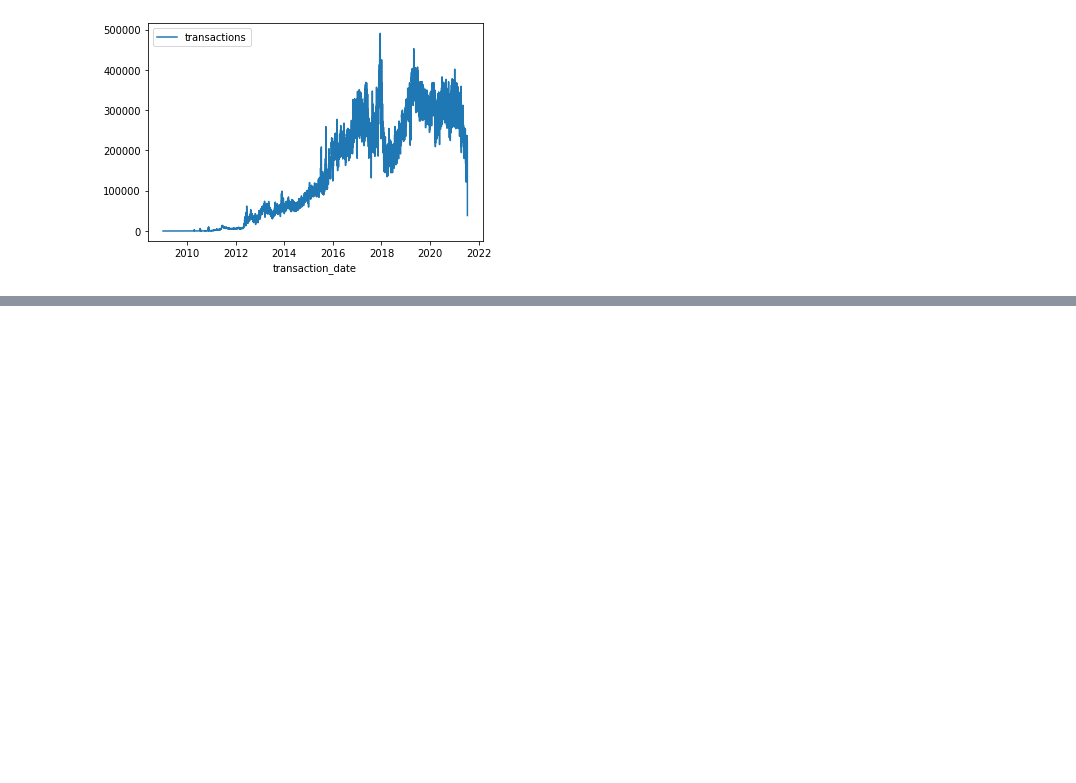
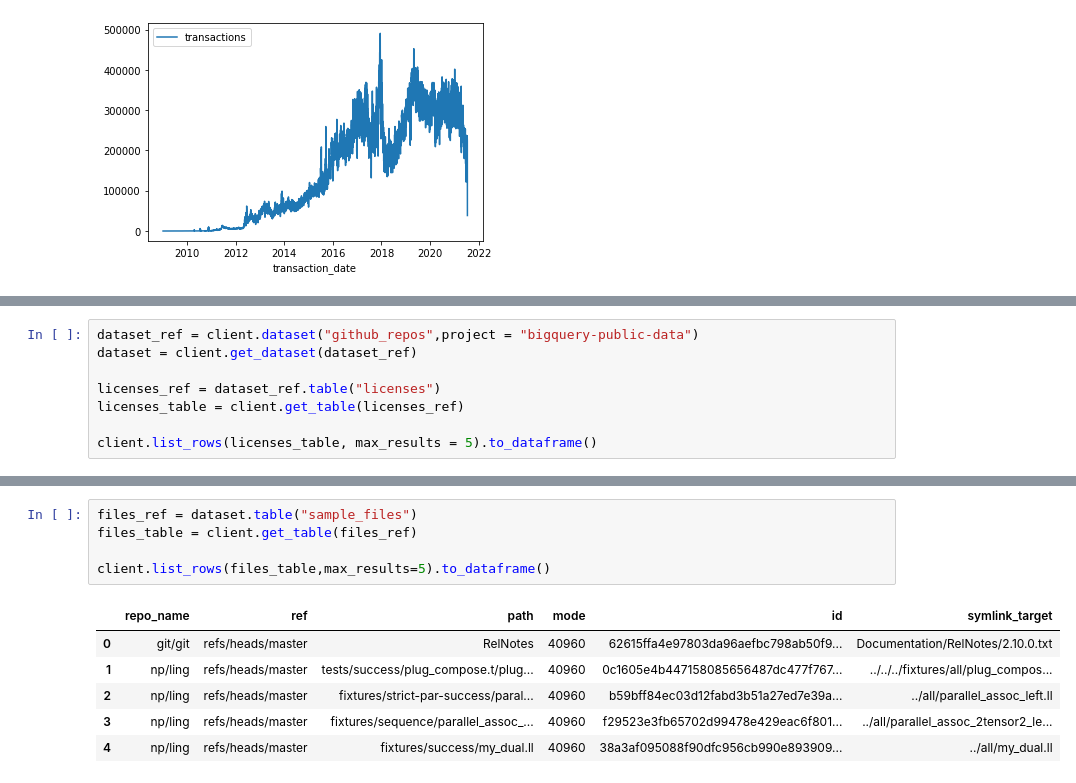
Before and after one commit to NehaP92/Coding_Practice, a Jupyter notebook: SQL/kaggle-sql-kaggle-kernel.ipynb, the cells around one changed output, grey strips where cells are left out. Saved outputs shown, nothing was run; the diff lists cells and outputs as text; blank space fills up the shorter version.

```diff
--- a/SQL/kaggle-sql-kaggle-kernel.ipynb
+++ b/SQL/kaggle-sql-kaggle-kernel.ipynb
@@ -348,0 +353,8 @@ transactions_by_date.set_index('transaction_date').plot()
+# %%
+dataset_ref = client.dataset("github_repos",project = "bigquery-public-data")
+dataset = client.get_dataset(dataset_ref)
+
+licenses_ref = dataset_ref.table("licenses")
+licenses_table = client.get_table(licenses_ref)
+
+client.list_rows(licenses_table, max_results = 5).to_dataframe()
@@ -348,0 +368,12 @@ transactions_by_date.set_index('transaction_date').plot()
+# %%
+files_ref = dataset.table("sample_files")
+files_table = client.get_table(files_ref)
+
+client.list_rows(files_table,max_results=5).to_dataframe()
+# %% [output]
+|  | repo_name | ref | path | mode | id | symlink_target |
+| 0 | git/git | refs/heads/master | RelNotes | 40960 | 62615ffa4e97803da96aefbc798ab50f9... | Documentation/RelNotes/2.10.0.txt |
+| 1 | np/ling | refs/heads/master | tests/success/plug_compose.t/plug... | 40960 | 0c1605e4b447158085656487dc477f767... | ../../../fixtures/all/plug_compos... |
+| 2 | np/ling | refs/heads/master | fixtures/strict-par-success/paral... | 40960 | b59bff84ec03d12fabd3b51a27ed7e39a... | ../all/parallel_assoc_left.ll |
+| 3 | np/ling | refs/heads/master | fixtures/sequence/parallel_assoc_... | 40960 | f29523e3fb65702d99478e429eac6f801... | ../all/parallel_assoc_2tensor2_le... |
+| 4 | np/ling | refs/heads/master | fixtures/success/my_dual.ll | 40960 | 38a3af095088f90dfc956cb990e893909... | ../all/my_dual.ll |
```
Also changed, not shown: parts of 4 cells of this notebook.
